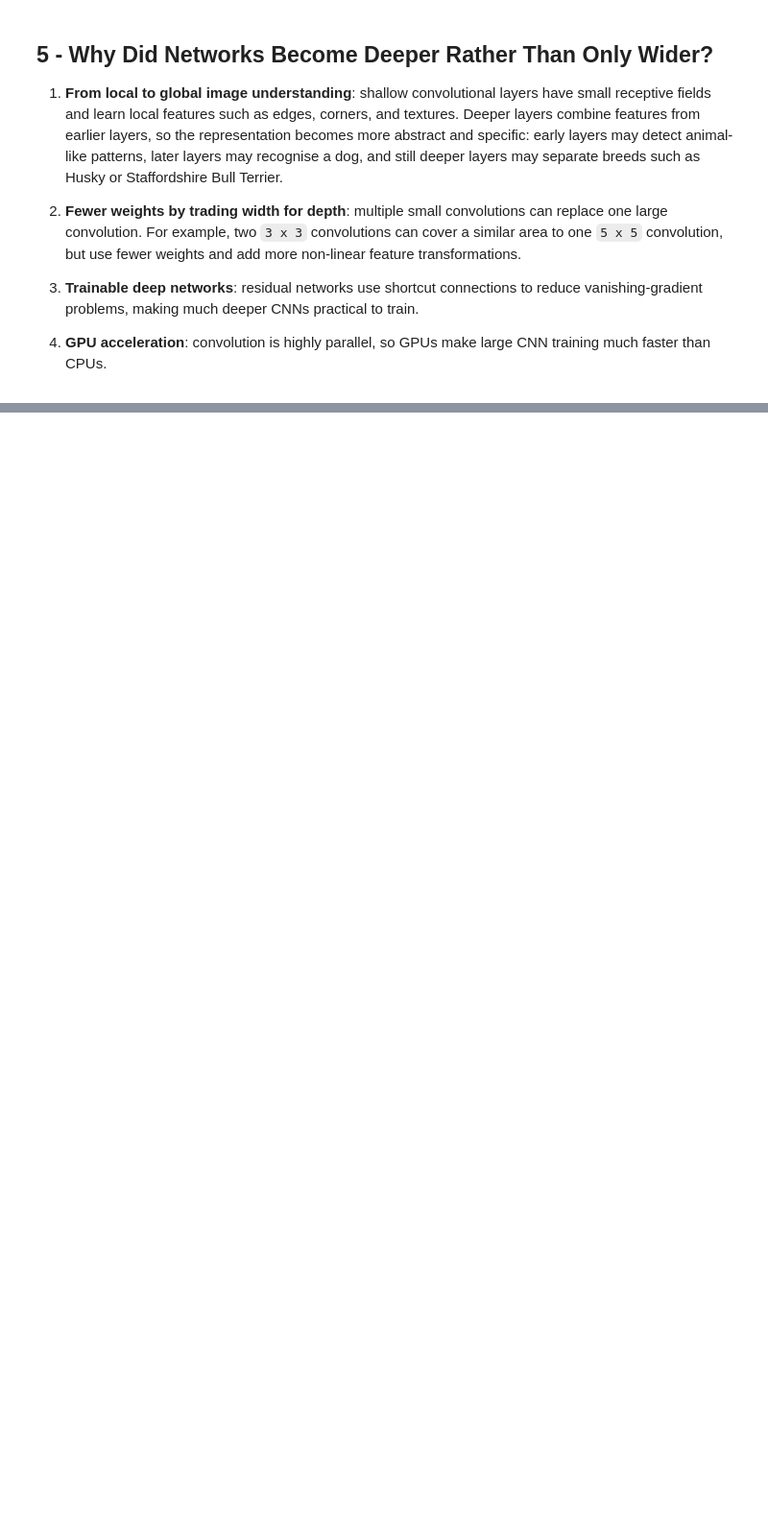
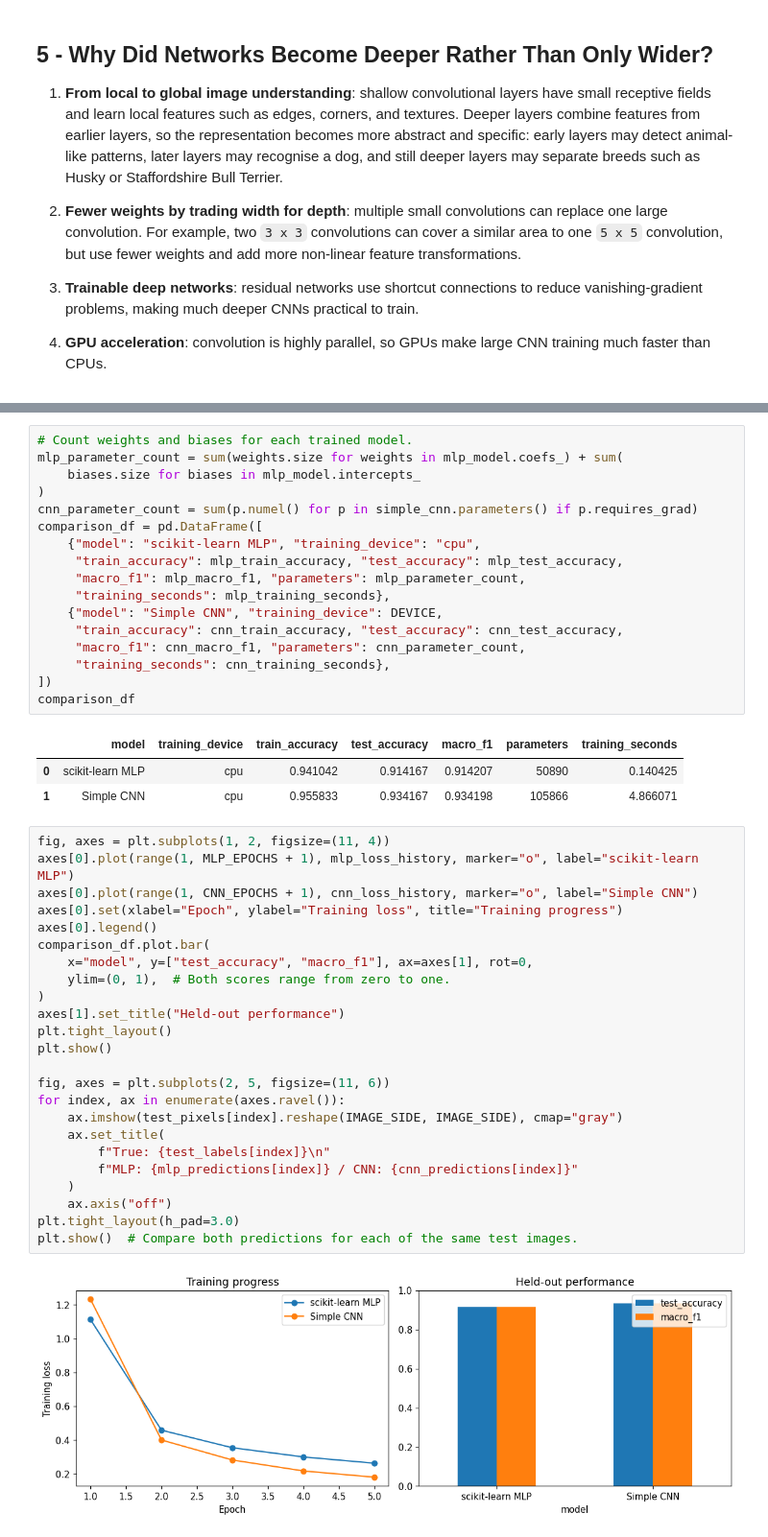
Before and after one commit to wlos/ai_with_python_course, a Jupyter notebook: Session16 Introduction to Deep Learning and Image Processing 1.ipynb, the cells around one changed output, grey strips where cells are left out. Shown at 96% size. Saved outputs shown, nothing was run; the diff lists cells and outputs as text; blank space fills up the shorter version.

```diff
--- a/Session16 Introduction to Deep Learning and Image Processing 1.ipynb
+++ b/Session16 Introduction to Deep Learning and Image Processing 1.ipynb
@@ -733,0 +753,47 @@ timing_df
+# %%
+# Count weights and biases for each trained model.
+mlp_parameter_count = sum(weights.size for weights in mlp_model.coefs_) + sum(
+    biases.size for biases in mlp_model.intercepts_
+)
+cnn_parameter_count = sum(p.numel() for p in simple_cnn.parameters() if p.requires_grad)
+comparison_df = pd.DataFrame([
+    {"model": "scikit-learn MLP", "training_device": "cpu",
+     "train_accuracy": mlp_train_accuracy, "test_accuracy": mlp_test_accuracy,
+     "macro_f1": mlp_macro_f1, "parameters": mlp_parameter_count,
+     "training_seconds": mlp_training_seconds},
+    {"model": "Simple CNN", "training_device": DEVICE,
+     "train_accuracy": cnn_train_accuracy, "test_accuracy": cnn_test_accuracy,
+     "macro_f1": cnn_macro_f1, "parameters": cnn_parameter_count,
+     "training_seconds": cnn_training_seconds},
+])
+comparison_df
+# %% [output]
+|  | model | training_device | train_accuracy | test_accuracy | macro_f1 | parameters | training_seconds |
+| 0 | scikit-learn MLP | cpu | 0.941042 | 0.914167 | 0.914207 | 50890 | 0.140425 |
+| 1 | Simple CNN | cpu | 0.955833 | 0.934167 | 0.934198 | 105866 | 4.866071 |
+# %%
+fig, axes = plt.subplots(1, 2, figsize=(11, 4))
+axes[0].plot(range(1, MLP_EPOCHS + 1), mlp_loss_history, marker="o", label="scikit-learn MLP")
+axes[0].plot(range(1, CNN_EPOCHS + 1), cnn_loss_history, marker="o", label="Simple CNN")
+axes[0].set(xlabel="Epoch", ylabel="Training loss", title="Training progress")
+axes[0].legend()
+comparison_df.plot.bar(
+    x="model", y=["test_accuracy", "macro_f1"], ax=axes[1], rot=0,
+    ylim=(0, 1),  # Both scores range from zero to one.
+)
+axes[1].set_title("Held-out performance")
+plt.tight_layout()
+plt.show()
+
+fig, axes = plt.subplots(2, 5, figsize=(11, 6))
+for index, ax in enumerate(axes.ravel()):
+    ax.imshow(test_pixels[index].reshape(IMAGE_SIDE, IMAGE_SIDE), cmap="gray")
+    ax.set_title(
+        f"True: {test_labels[index]}\n"
+        f"MLP: {mlp_predictions[index]} / CNN: {cnn_predictions[index]}"
+    )
+    ax.axis("off")
+plt.tight_layout(h_pad=3.0)
+plt.show()  # Compare both predictions for each of the same test images.
+# %% [output]
+[figure, added]
```
Also changed, not shown: parts of 37 cells of this notebook, 2 other files.
